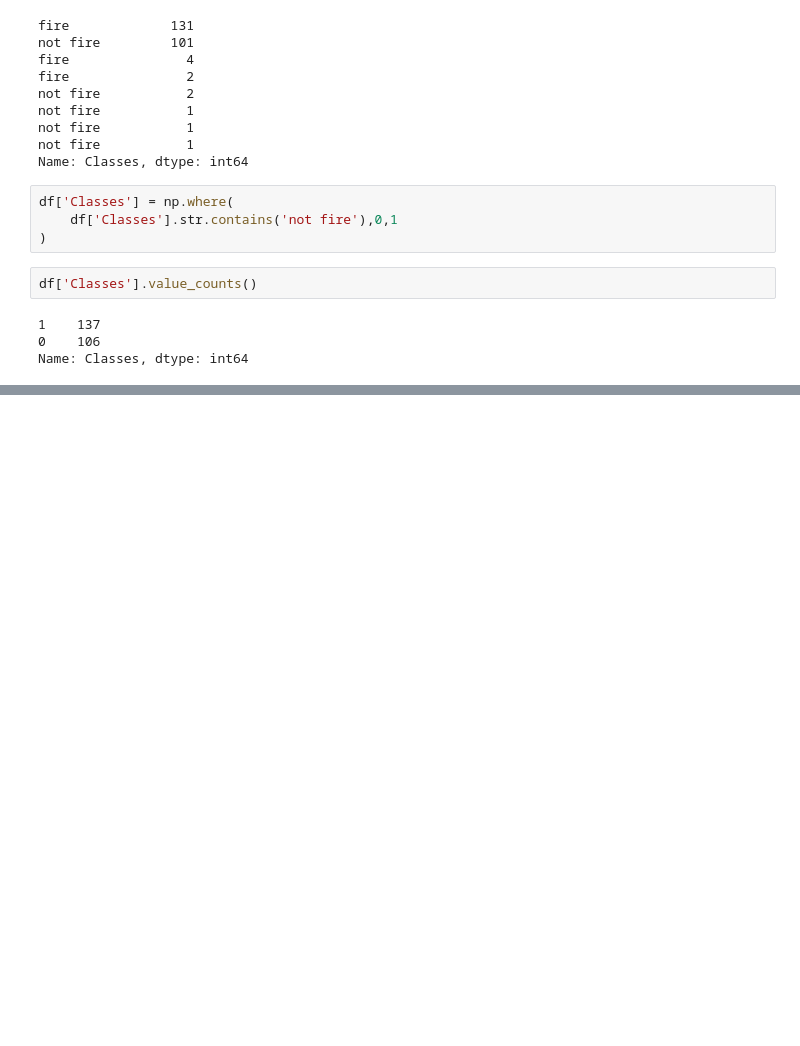
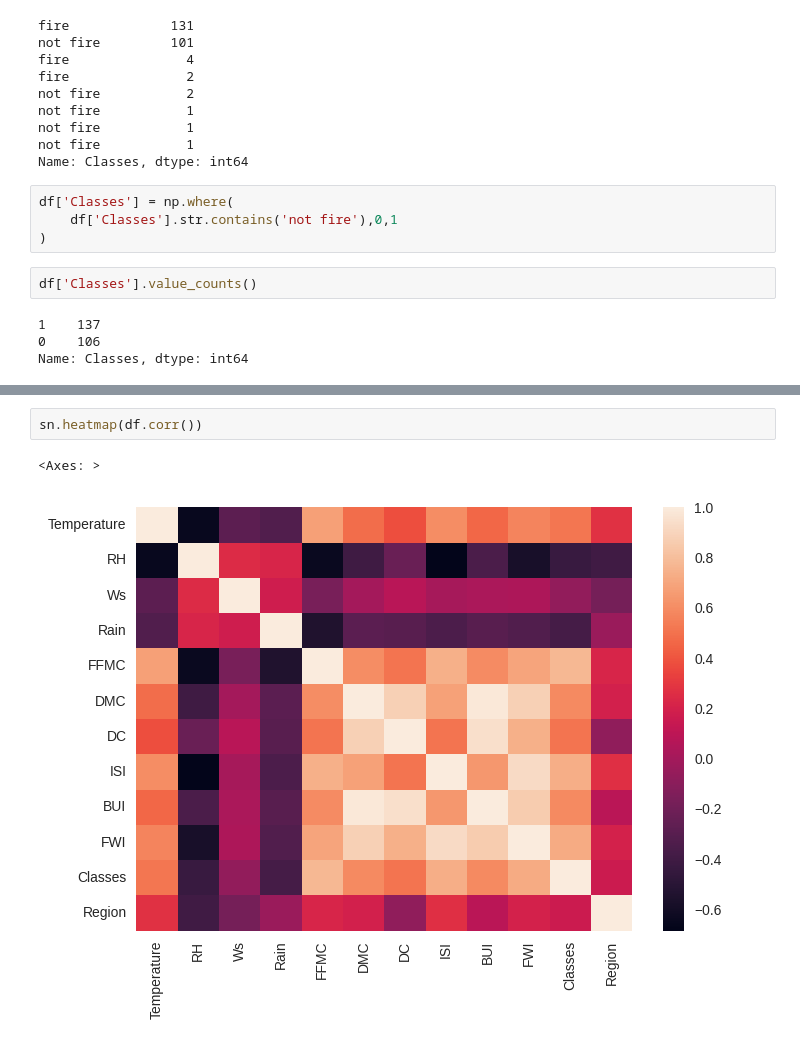
Before and after one commit to Geeth-Rath/A-ML, a Jupyter notebook: Forest_Dataset.ipynb, the cells around one changed output, grey strips where cells are left out. Cells and saved outputs as stored; diff of their text form; blank space fills up the shorter version.

```diff
--- a/Forest_Dataset.ipynb
+++ b/Forest_Dataset.ipynb
@@ -297,0 +349,5 @@ Name: Classes, dtype: int64
+# %%
+sn.heatmap(df.corr())
+# %% [output]
+<Axes: >
+[figure, added]
```
Also changed, not shown: parts of 9 cells of this notebook.
